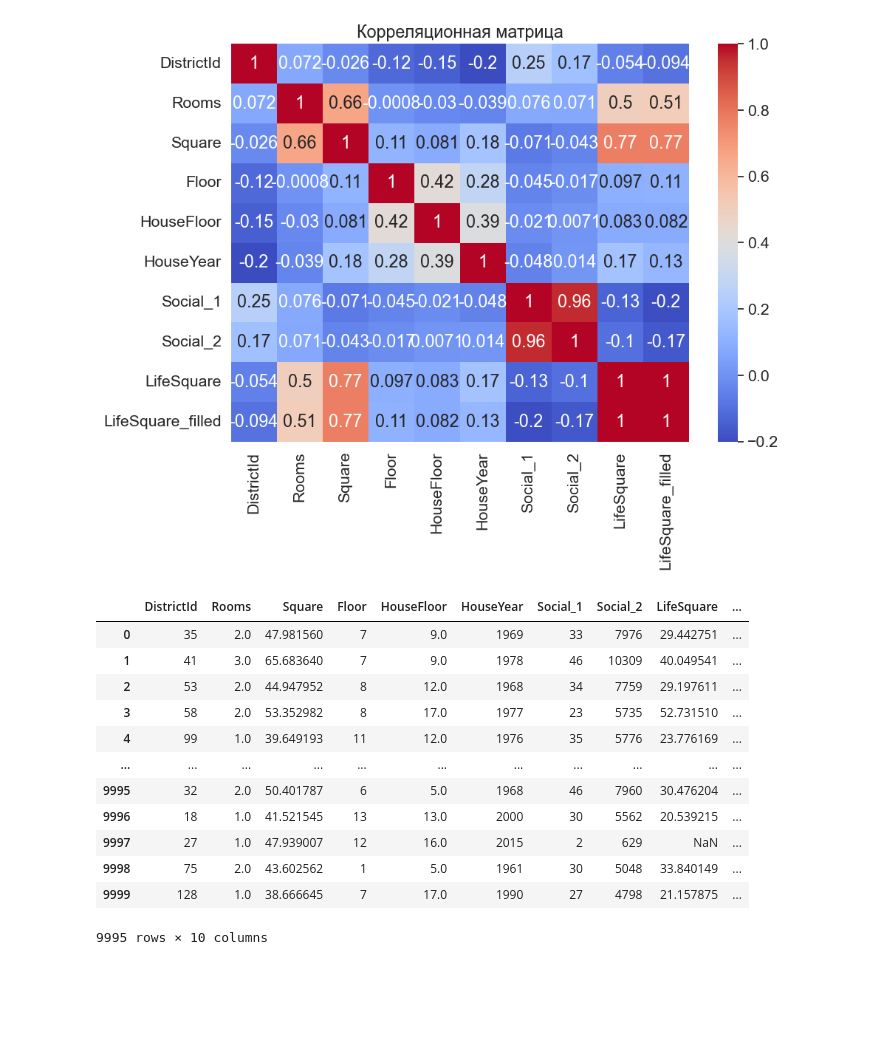
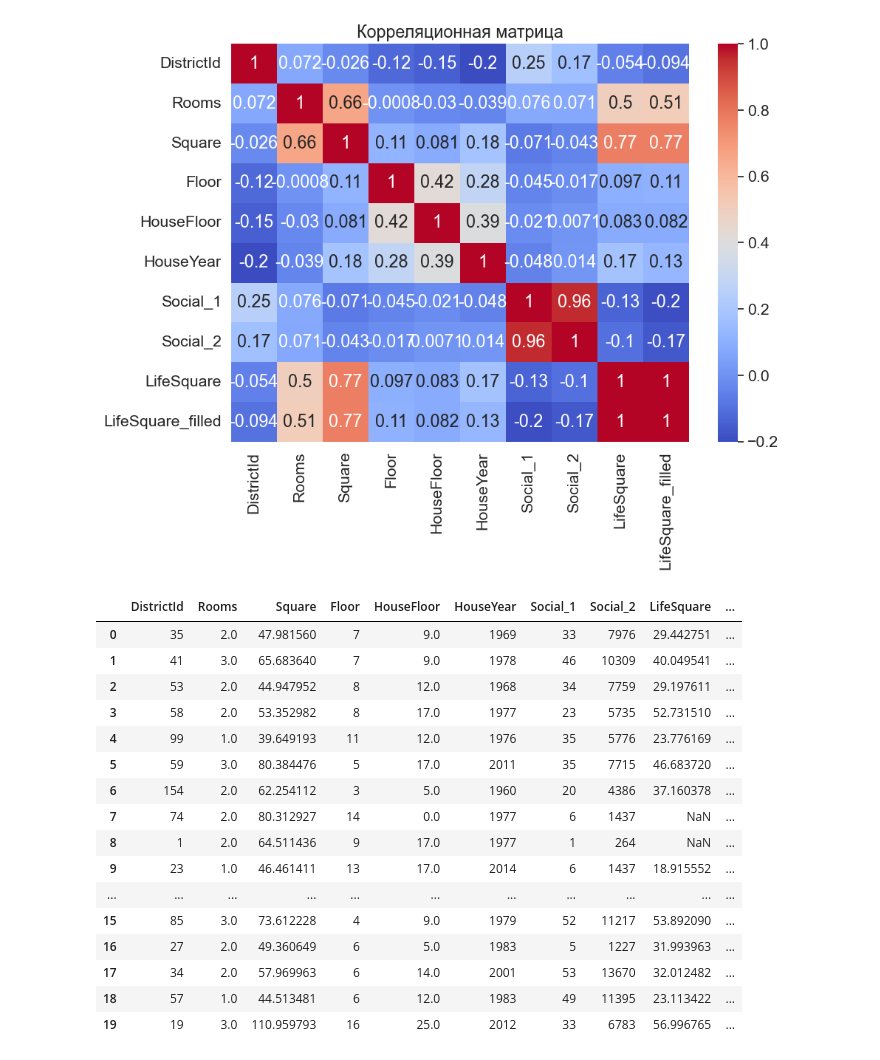
Before and after one commit to KorbovskiyOleg/DataScience, a Jupyter notebook: DataScince/Готовый курсовой проект/OKorbovsky_solution.ipynb, the cells around one changed output. Saved outputs shown, nothing was run; the diff lists cells and outputs as text; code cells hidden in the pictures; blank space fills up the shorter version.

```diff
--- a/DataScince/Готовый курсовой проект/OKorbovsky_solution.ipynb
+++ b/DataScince/Готовый курсовой проект/OKorbovsky_solution.ipynb
@@ -475,18 +475,22 @@ plt.show()
 # %% [output]
 [figure]
 # %%
-df_LifeSquare
+df_LifeSquare.head(20)
 # %% [output]
 |  | DistrictId | Rooms | Square | Floor | HouseFloor | HouseYear | Social_1 | Social_2 | LifeSquare | ... |
 | 0 | 35 | 2.0 | 47.981560 | 7 | 9.0 | 1969 | 33 | 7976 | 29.442751 | ... |
 | 1 | 41 | 3.0 | 65.683640 | 7 | 9.0 | 1978 | 46 | 10309 | 40.049541 | ... |
 | 2 | 53 | 2.0 | 44.947952 | 8 | 12.0 | 1968 | 34 | 7759 | 29.197611 | ... |
 | 3 | 58 | 2.0 | 53.352982 | 8 | 17.0 | 1977 | 23 | 5735 | 52.731510 | ... |
 | 4 | 99 | 1.0 | 39.649193 | 11 | 12.0 | 1976 | 35 | 5776 | 23.776169 | ... |
+| 5 | 59 | 3.0 | 80.384476 | 5 | 17.0 | 2011 | 35 | 7715 | 46.683720 | ... |
+| 6 | 154 | 2.0 | 62.254112 | 3 | 5.0 | 1960 | 20 | 4386 | 37.160378 | ... |
+| 7 | 74 | 2.0 | 80.312927 | 14 | 0.0 | 1977 | 6 | 1437 | NaN | ... |
+| 8 | 1 | 2.0 | 64.511436 | 9 | 17.0 | 1977 | 1 | 264 | NaN | ... |
+| 9 | 23 | 1.0 | 46.461411 | 13 | 17.0 | 2014 | 6 | 1437 | 18.915552 | ... |
 | ... | ... | ... | ... | ... | ... | ... | ... | ... | ... | ... |
-| 9995 | 32 | 2.0 | 50.401787 | 6 | 5.0 | 1968 | 46 | 7960 | 30.476204 | ... |
-| 9996 | 18 | 1.0 | 41.521545 | 13 | 13.0 | 2000 | 30 | 5562 | 20.539215 | ... |
-| 9997 | 27 | 1.0 | 47.939007 | 12 | 16.0 | 2015 | 2 | 629 | NaN | ... |
-| 9998 | 75 | 2.0 | 43.602562 | 1 | 5.0 | 1961 | 30 | 5048 | 33.840149 | ... |
-| 9999 | 128 | 1.0 | 38.666645 | 7 | 17.0 | 1990 | 27 | 4798 | 21.157875 | ... |
+| 15 | 85 | 3.0 | 73.612228 | 4 | 9.0 | 1979 | 52 | 11217 | 53.892090 | ... |
+| 16 | 27 | 2.0 | 49.360649 | 6 | 5.0 | 1983 | 5 | 1227 | 31.993963 | ... |
+| 17 | 34 | 2.0 | 57.969963 | 6 | 14.0 | 2001 | 53 | 13670 | 32.012482 | ... |
+| 18 | 57 | 1.0 | 44.513481 | 6 | 12.0 | 1983 | 49 | 11395 | 23.113422 | ... |
+| 19 | 19 | 3.0 | 110.959793 | 16 | 25.0 | 2012 | 33 | 6783 | 56.996765 | ... |
-9995 rows × 10 columns
```
Also changed, not shown: parts of 21 cells of this notebook.
